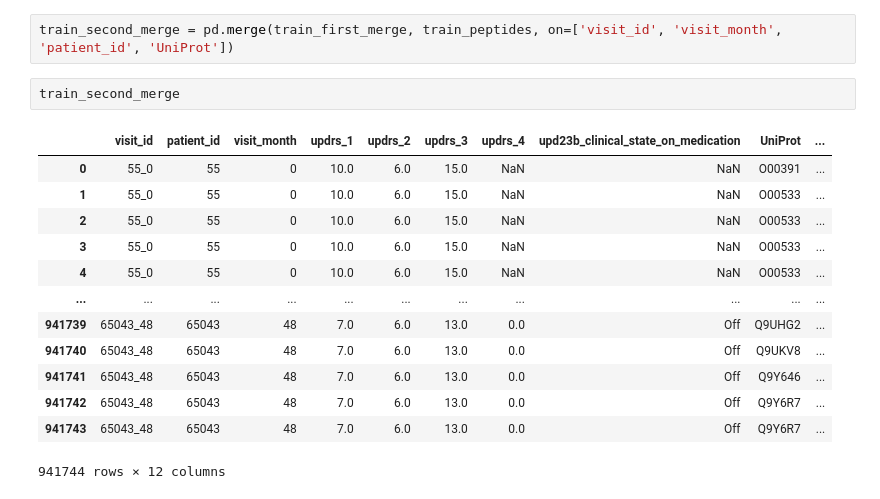
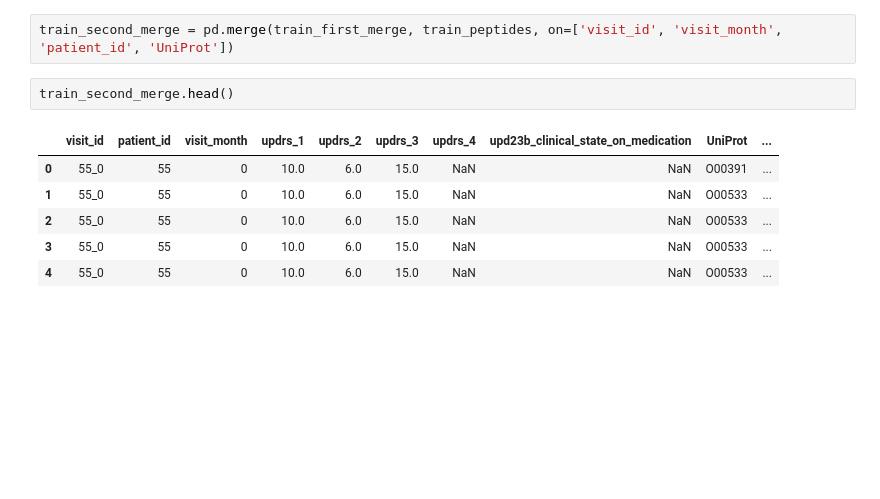
Before and after one commit to ziad1988/amp-kaggle, a Jupyter notebook: notebooks/EDA - AMP.ipynb, the cells around one changed output. Saved outputs shown, nothing was run; the diff lists cells and outputs as text; blank space fills up the shorter version.

```diff
--- a/notebooks/EDA - AMP.ipynb
+++ b/notebooks/EDA - AMP.ipynb
@@ -540,18 +540,11 @@ train_peptides
 # %%
 train_second_merge = pd.merge(train_first_merge, train_peptides, on=['visit_id', 'visit_month', 'patient_id', 'UniProt'])
 # %%
-train_second_merge
+train_second_merge.head()
 # %% [output]
 |  | visit_id | patient_id | visit_month | updrs_1 | updrs_2 | updrs_3 | updrs_4 | upd23b_clinical_state_on_medication | UniProt | ... |
 | 0 | 55_0 | 55 | 0 | 10.0 | 6.0 | 15.0 | NaN | NaN | O00391 | ... |
 | 1 | 55_0 | 55 | 0 | 10.0 | 6.0 | 15.0 | NaN | NaN | O00533 | ... |
 | 2 | 55_0 | 55 | 0 | 10.0 | 6.0 | 15.0 | NaN | NaN | O00533 | ... |
 | 3 | 55_0 | 55 | 0 | 10.0 | 6.0 | 15.0 | NaN | NaN | O00533 | ... |
 | 4 | 55_0 | 55 | 0 | 10.0 | 6.0 | 15.0 | NaN | NaN | O00533 | ... |
-| ... | ... | ... | ... | ... | ... | ... | ... | ... | ... | ... |
-| 941739 | 65043_48 | 65043 | 48 | 7.0 | 6.0 | 13.0 | 0.0 | Off | Q9UHG2 | ... |
-| 941740 | 65043_48 | 65043 | 48 | 7.0 | 6.0 | 13.0 | 0.0 | Off | Q9UKV8 | ... |
-| 941741 | 65043_48 | 65043 | 48 | 7.0 | 6.0 | 13.0 | 0.0 | Off | Q9Y646 | ... |
-| 941742 | 65043_48 | 65043 | 48 | 7.0 | 6.0 | 13.0 | 0.0 | Off | Q9Y6R7 | ... |
-| 941743 | 65043_48 | 65043 | 48 | 7.0 | 6.0 | 13.0 | 0.0 | Off | Q9Y6R7 | ... |
-941744 rows × 12 columns
```
